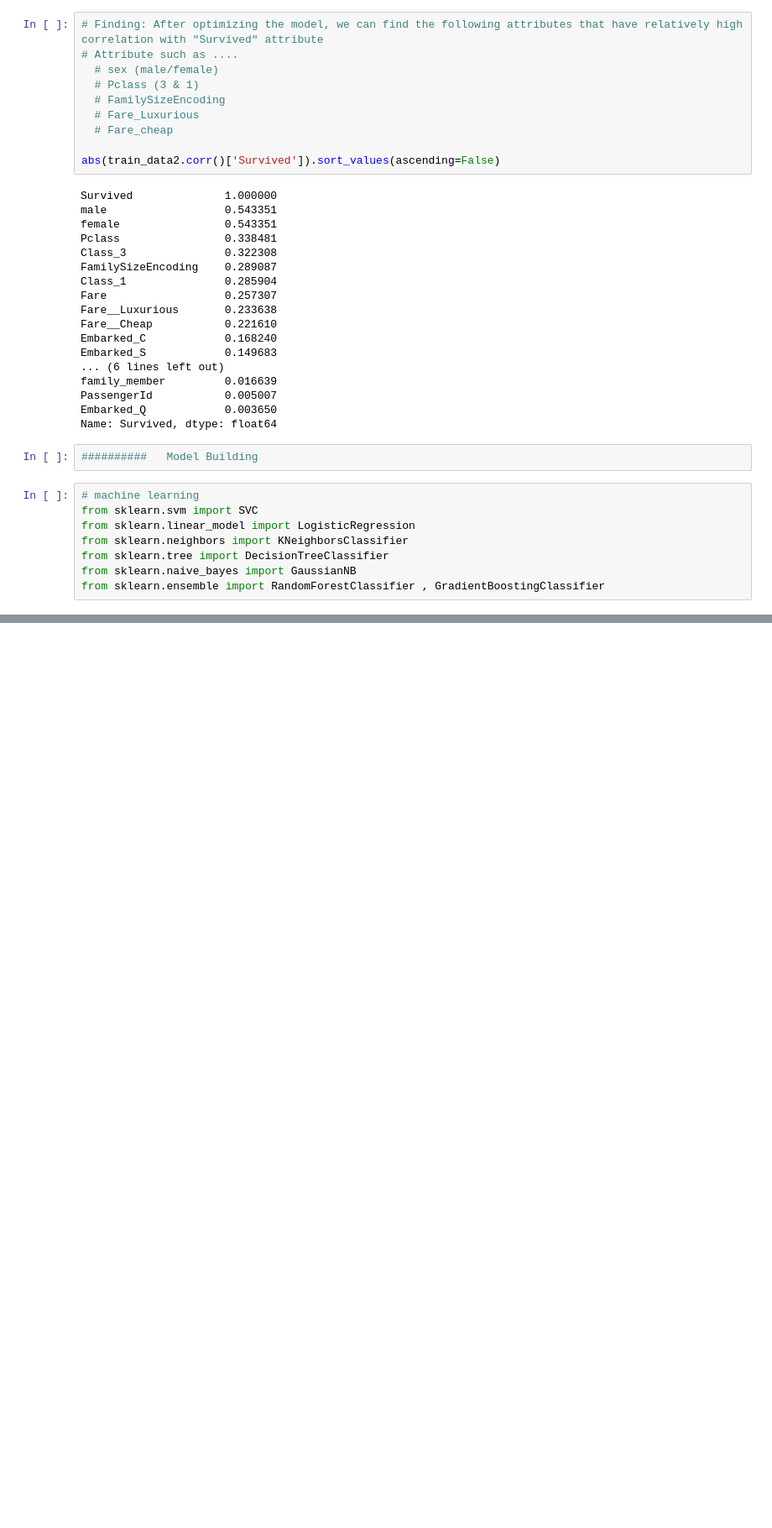
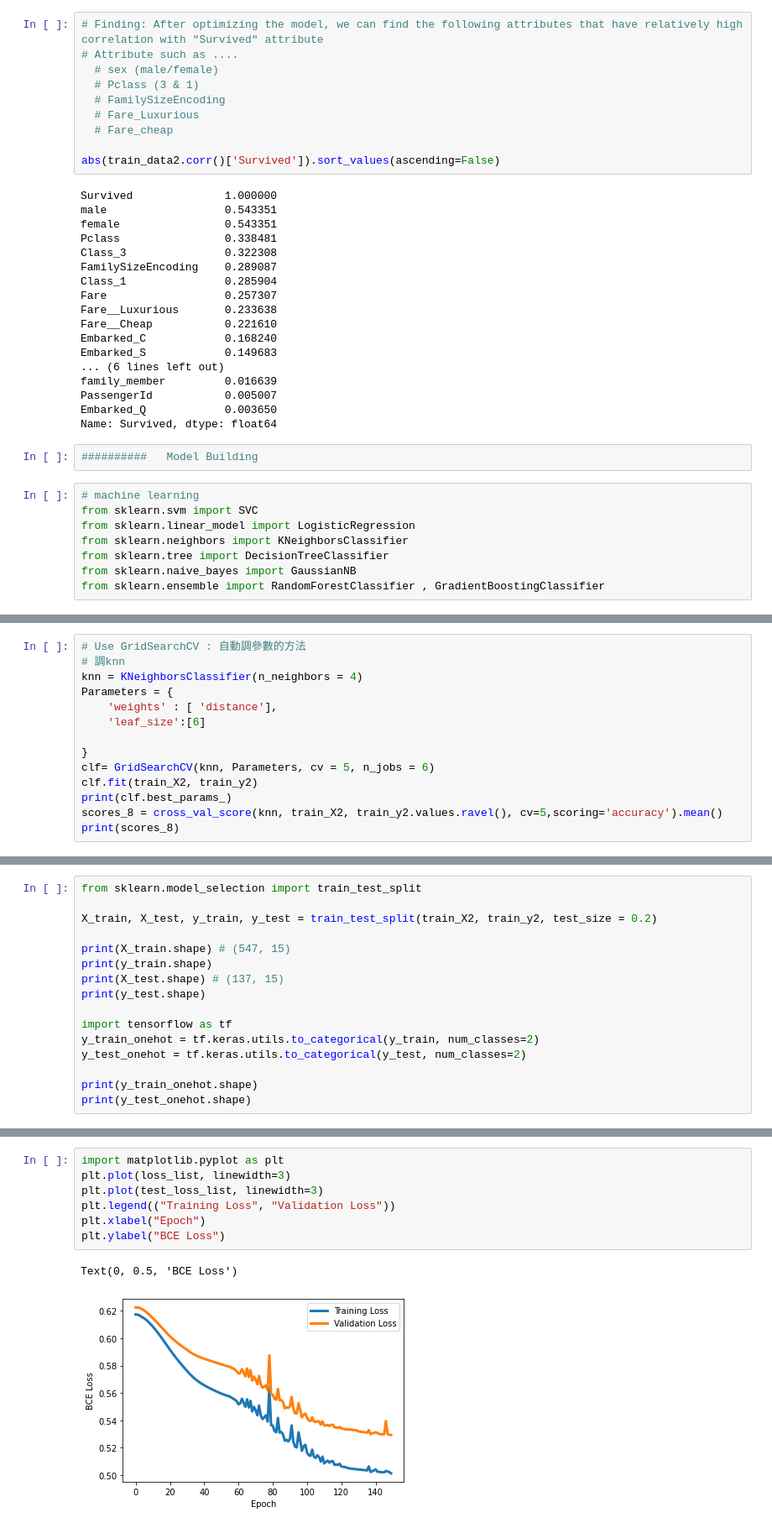
Before and after one commit to chingyunghuang/titanic-analysis, a Jupyter notebook: 專案實作＃01_鐵達尼號存活預測.ipynb, the cells around one changed output, grey strips where cells are left out. Shown: that part at 84% size. Cells and saved outputs as stored; diff of their text form; blank space fills up the shorter version.

```diff
--- a/專案實作＃01_鐵達尼號存活預測.ipynb
+++ b/專案實作＃01_鐵達尼號存活預測.ipynb
@@ -318,0 +319,14 @@ KeyboardInterrupt: ignored
+# %%
+# Use GridSearchCV : 自動調參數的方法
+# 調knn
+knn = KNeighborsClassifier(n_neighbors = 4)
+Parameters = {
+    'weights' : [ 'distance'],
+    'leaf_size':[6]
+
+}
+clf= GridSearchCV(knn, Parameters, cv = 5, n_jobs = 6)
+clf.fit(train_X2, train_y2)
+print(clf.best_params_)
+scores_8 = cross_val_score(knn, train_X2, train_y2.values.ravel(), cv=5,scoring='accuracy').mean()
+print(scores_8)
@@ -318,0 +352,16 @@ KeyboardInterrupt: ignored
+# %%
+from sklearn.model_selection import train_test_split
+
+X_train, X_test, y_train, y_test = train_test_split(train_X2, train_y2, test_size = 0.2)
+
+print(X_train.shape) # (547, 15)
+print(y_train.shape)
+print(X_test.shape) # (137, 15)
+print(y_test.shape)
+
+import tensorflow as tf
+y_train_onehot = tf.keras.utils.to_categorical(y_train, num_classes=2)
+y_test_onehot = tf.keras.utils.to_categorical(y_test, num_classes=2)
+
+print(y_train_onehot.shape)
+print(y_test_onehot.shape)
@@ -318,0 +439,10 @@ KeyboardInterrupt: ignored
+# %%
+import matplotlib.pyplot as plt
+plt.plot(loss_list, linewidth=3)
+plt.plot(test_loss_list, linewidth=3)
+plt.legend(("Training Loss", "Validation Loss"))
+plt.xlabel("Epoch")
+plt.ylabel("BCE Loss")
+# %% [output]
+Text(0, 0.5, 'BCE Loss')
+[figure, added]
```
Also changed, not shown: parts of 9 cells of this notebook.
